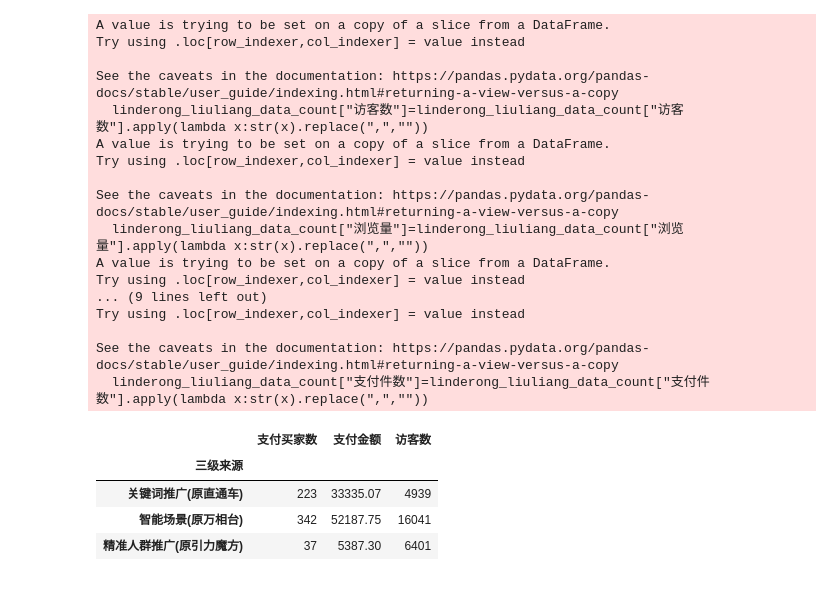
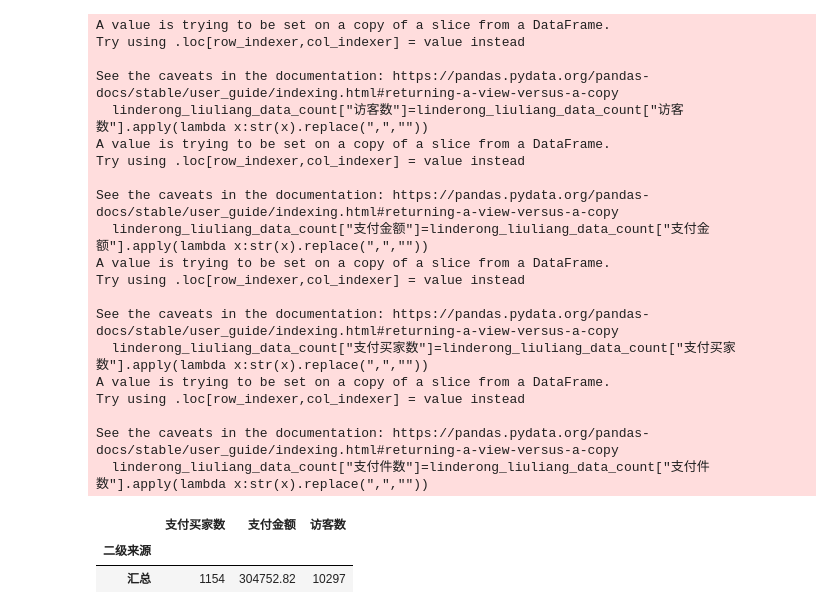
Before and after one commit to Alucard1390/scrips, a Jupyter notebook: shionogi/yyy_monthly_liuliang.ipynb, the cells around one changed output. Cells and saved outputs as stored; diff of their text form; code cells hidden in the pictures.

```diff
--- a/shionogi/yyy_monthly_liuliang.ipynb
+++ b/shionogi/yyy_monthly_liuliang.ipynb
@@ -5,22 +5,20 @@ from datetime import datetime
 
 this_month = str(datetime.now().year)+"年"+str(datetime.now().month-1)+"月"
 # %%
-linderong_xls_list=os.listdir("D:/盐野义/月报/"+this_month+"/灵的融流量")
-linderong_liuliang_data = pd.read_excel(io="D:/盐野义/月报/"+this_month+"/灵的融流量/"+linderong_xls_list[0],skiprows=5,engine="xlrd")
+linderong_xls_list=os.listdir("D:/盐野义/月报/"+this_month+"/希纳露流量")
+linderong_liuliang_data = pd.read_excel(io="D:/盐野义/月报/"+this_month+"/希纳露流量/"+linderong_xls_list[0],skiprows=5,engine="xlrd")
 # %%
 for linderong_xlss in linderong_xls_list[1:]:
-    linderong_liuliang_data_sub = pd.read_excel(io="D:/盐野义/月报/"+this_month+"/灵的融流量/"+linderong_xlss,skiprows=5,engine="xlrd")
+    linderong_liuliang_data_sub = pd.read_excel(io="D:/盐野义/月报/"+this_month+"/希纳露流量/"+linderong_xlss,skiprows=5,engine="xlrd")
     linderong_liuliang_data = pd.concat([linderong_liuliang_data,linderong_liuliang_data_sub],axis=0,ignore_index=True)
 # %%
-linderong_liuliang_data_count = linderong_liuliang_data[linderong_liuliang_data["三级来源"].isin(["智能场景(原万相台)","精准人群推广(原引力魔方)","关键词推广(原直通车)"])]
+linderong_liuliang_data_count = linderong_liuliang_data[linderong_liuliang_data["二级来源"].isin(["汇总"])]
 # %%
 linderong_liuliang_data_count["访客数"]=linderong_liuliang_data_count["访客数"].apply(lambda x:str(x).replace(",",""))
-linderong_liuliang_data_count["浏览量"]=linderong_liuliang_data_count["浏览量"].apply(lambda x:str(x).replace(",",""))
 linderong_liuliang_data_count["支付金额"]=linderong_liuliang_data_count["支付金额"].apply(lambda x:str(x).replace(",",""))
 linderong_liuliang_data_count["支付买家数"]=linderong_liuliang_data_count["支付买家数"].apply(lambda x:str(x).replace(",",""))
 linderong_liuliang_data_count["支付件数"]=linderong_liuliang_data_count["支付件数"].apply(lambda x:str(x).replace(",",""))
 linderong_liuliang_data_count = linderong_liuliang_data_count.astype({"访客数":"int64"
-    ,"浏览量":"int64"
     ,"支付金额":"float64"
     ,"支付买家数":"int64"
     ,"支付件数":"int64"
@@ -35,19 +33,20 @@ A value is trying to be set on a copy of a slice from a DataFrame.
 Try using .loc[row_indexer,col_indexer] = value instead
 
 See the caveats in the documentation: https://pandas.pydata.org/pandas-docs/stable/user_guide/indexing.html#returning-a-view-versus-a-copy
-  linderong_liuliang_data_count["浏览量"]=linderong_liuliang_data_count["浏览量"].apply(lambda x:str(x).replace(",",""))
+  linderong_liuliang_data_count["支付金额"]=linderong_liuliang_data_count["支付金额"].apply(lambda x:str(x).replace(",",""))
 A value is trying to be set on a copy of a slice from a DataFrame.
 Try using .loc[row_indexer,col_indexer] = value instead
-... (9 lines left out)
+
+See the caveats in the documentation: https://pandas.pydata.org/pandas-docs/stable/user_guide/indexing.html#returning-a-view-versus-a-copy
+  linderong_liuliang_data_count["支付买家数"]=linderong_liuliang_data_count["支付买家数"].apply(lambda x:str(x).replace(",",""))
+A value is trying to be set on a copy of a slice from a DataFrame.
 Try using .loc[row_indexer,col_indexer] = value instead
 
 See the caveats in the documentation: https://pandas.pydata.org/pandas-docs/stable/user_guide/indexing.html#returning-a-view-versus-a-copy
   linderong_liuliang_data_count["支付件数"]=linderong_liuliang_data_count["支付件数"].apply(lambda x:str(x).replace(",",""))
 # %%
-linderong_liuliang_data_count.pivot_table(values=["访客数","支付金额","支付买家数"],index="三级来源",aggfunc=sum)
+linderong_liuliang_data_count.pivot_table(values=["访客数","支付金额","支付买家数"],index="二级来源",aggfunc=sum)
 # %% [output]
 |  | 支付买家数 | 支付金额 | 访客数 |
-| 三级来源 |  |  |  |
-| 关键词推广(原直通车) | 223 | 33335.07 | 4939 |
-| 智能场景(原万相台) | 342 | 52187.75 | 16041 |
-| 精准人群推广(原引力魔方) | 37 | 5387.30 | 6401 |
+| 二级来源 |  |  |  |
+| 汇总 | 1154 | 304752.82 | 10297 |
```
Also changed, not shown: 6 other files.
